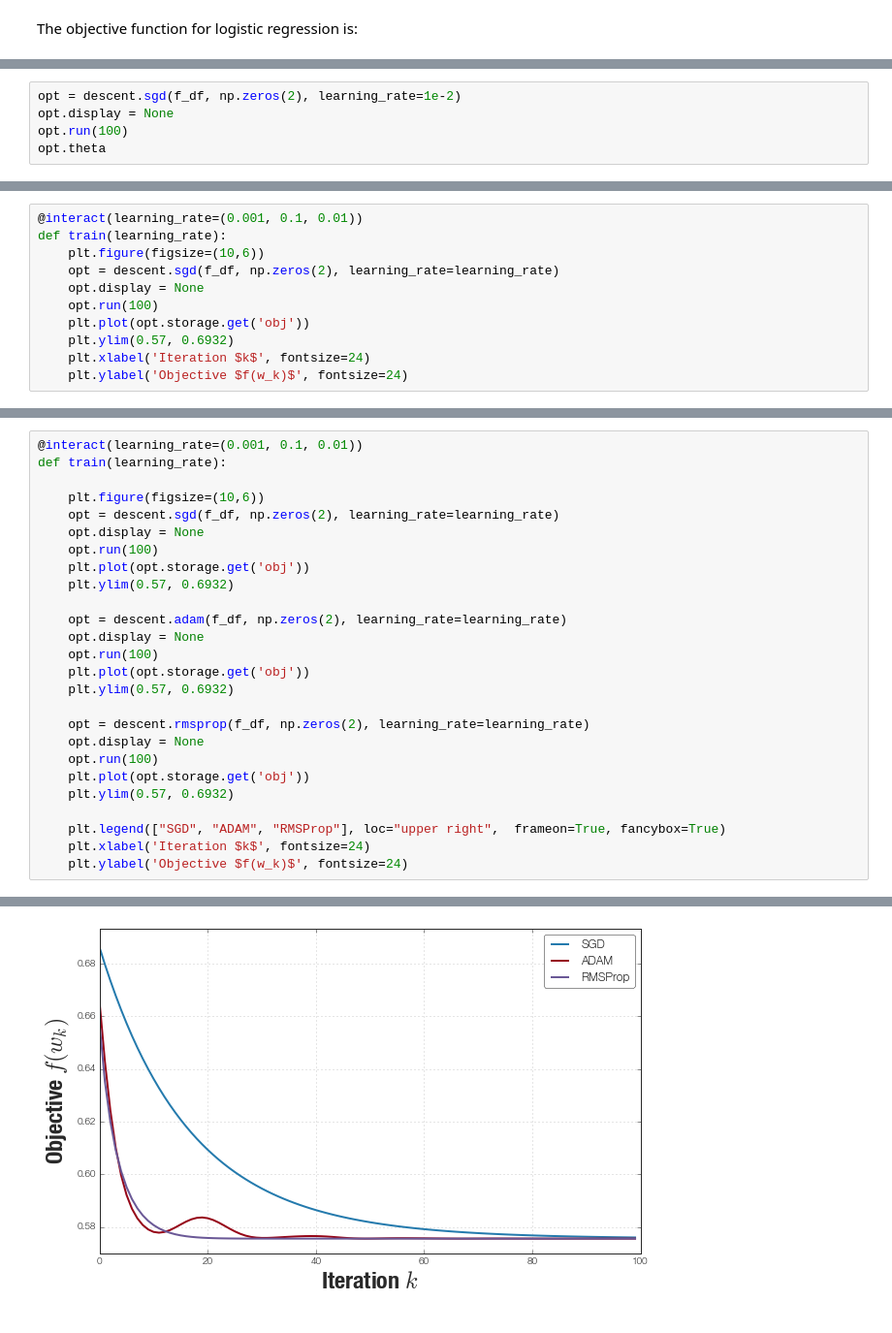
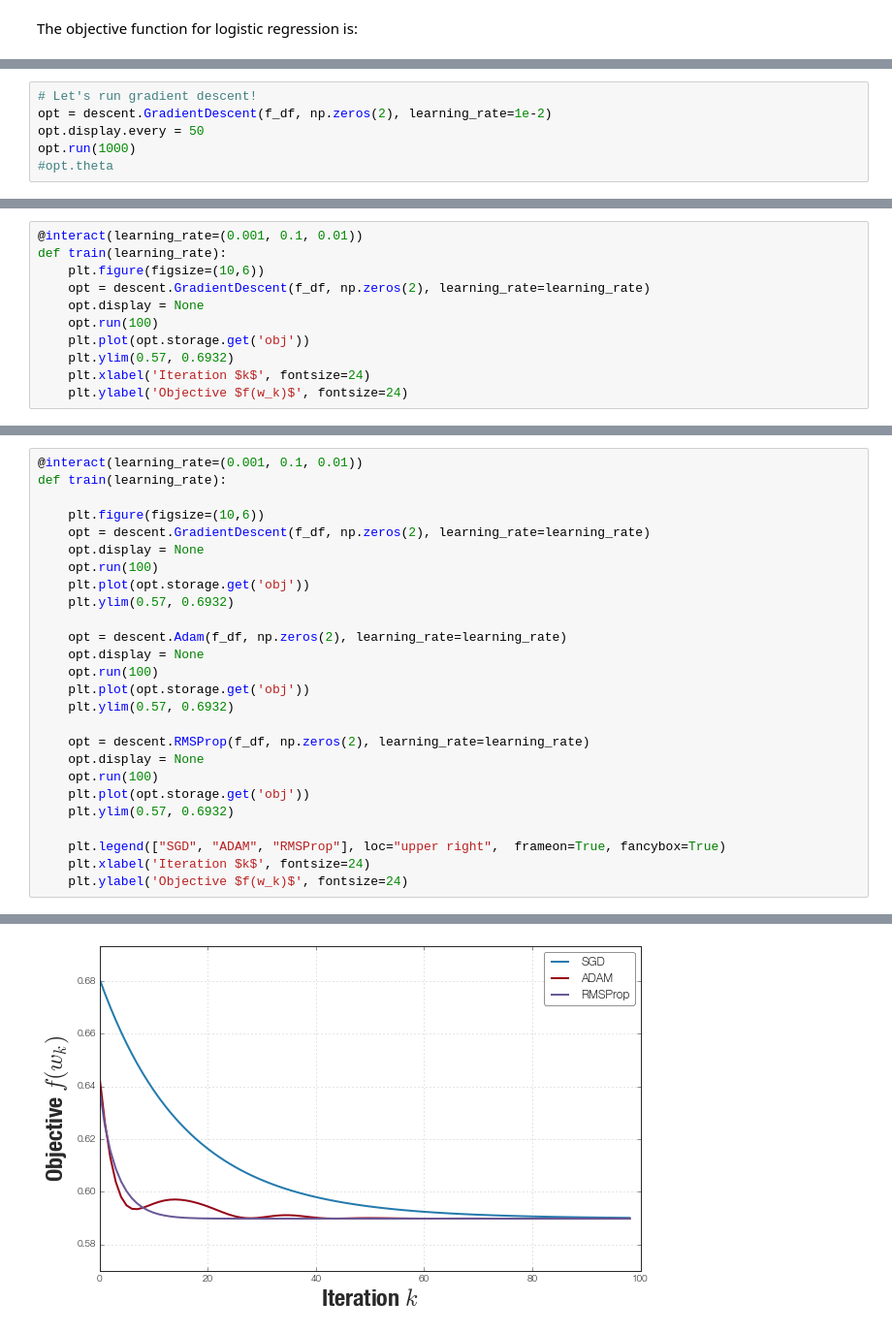
Before and after one commit to nirum/descent-tutorial, a Jupyter notebook: logistic regression.ipynb, the cells around one changed output, grey strips where cells are left out. Shown: that part at 97% size. Drawn from its saved outputs; the diff is of its cells as text.

```diff
--- a/logistic regression.ipynb
+++ b/logistic regression.ipynb
@@ -47,6 +45,7 @@ Numerical  | Analytic   | Error
 # %%
-opt = descent.sgd(f_df, np.zeros(2), learning_rate=1e-2)
-opt.display = None
-opt.run(100)
-opt.theta
+# Let's run gradient descent!
+opt = descent.GradientDescent(f_df, np.zeros(2), learning_rate=1e-2)
+opt.display.every = 50
+opt.run(1000)
+#opt.theta
 # %% [output]
@@ -60,7 +76,7 @@ array([[ 1.,  1.],
 @interact(learning_rate=(0.001, 0.1, 0.01))
 def train(learning_rate):
     plt.figure(figsize=(10,6))
-    opt = descent.sgd(f_df, np.zeros(2), learning_rate=learning_rate)
+    opt = descent.GradientDescent(f_df, np.zeros(2), learning_rate=learning_rate)
     opt.display = None
     opt.run(100)
     plt.plot(opt.storage.get('obj'))
@@ -74,19 +95,19 @@ def train(learning_rate):
 def train(learning_rate):
 
     plt.figure(figsize=(10,6))
-    opt = descent.sgd(f_df, np.zeros(2), learning_rate=learning_rate)
+    opt = descent.GradientDescent(f_df, np.zeros(2), learning_rate=learning_rate)
     opt.display = None
     opt.run(100)
     plt.plot(opt.storage.get('obj'))
     plt.ylim(0.57, 0.6932)
 
-    opt = descent.adam(f_df, np.zeros(2), learning_rate=learning_rate)
+    opt = descent.Adam(f_df, np.zeros(2), learning_rate=learning_rate)
     opt.display = None
     opt.run(100)
     plt.plot(opt.storage.get('obj'))
     plt.ylim(0.57, 0.6932)
 
-    opt = descent.rmsprop(f_df, np.zeros(2), learning_rate=learning_rate)
+    opt = descent.RMSProp(f_df, np.zeros(2), learning_rate=learning_rate)
     opt.display = None
     opt.run(100)
     plt.plot(opt.storage.get('obj'))
@@ -99 +123 @@ def train(learning_rate):
-[figure, old version]
+[figure, new version]
```
Also changed, not shown: parts of 13 cells of this notebook, 6 other files.
